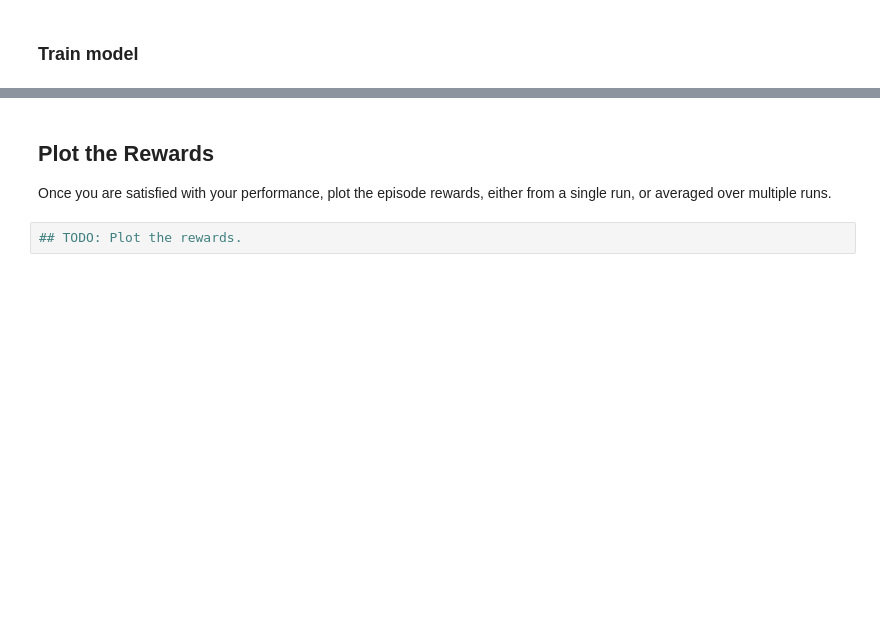
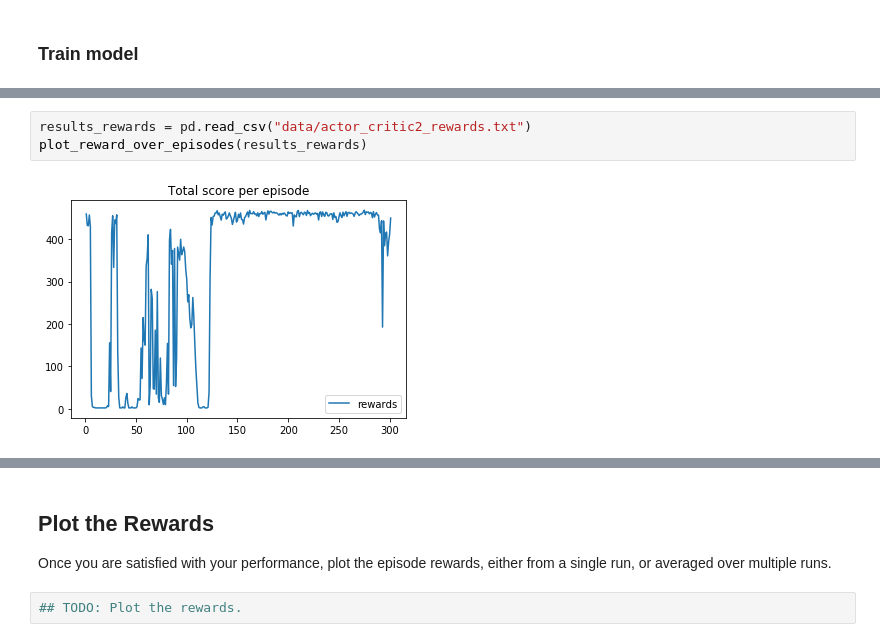
Before and after one commit to MichelML/udacity-quadopter, a Jupyter notebook: Quadcopter_Project.ipynb, the cells around one changed output, grey strips where cells are left out. Cells and saved outputs as stored; diff of their text form; blank space fills up the shorter version.

```diff
--- a/Quadcopter_Project.ipynb
+++ b/Quadcopter_Project.ipynb
@@ -439,0 +366,5 @@ KeyboardInterrupt:
+# %%
+results_rewards = pd.read_csv("data/actor_critic2_rewards.txt")
+plot_reward_over_episodes(results_rewards)
+# %% [output]
+[figure, added]
```
Also changed, not shown: parts of 8 cells of this notebook, 4 other files.
